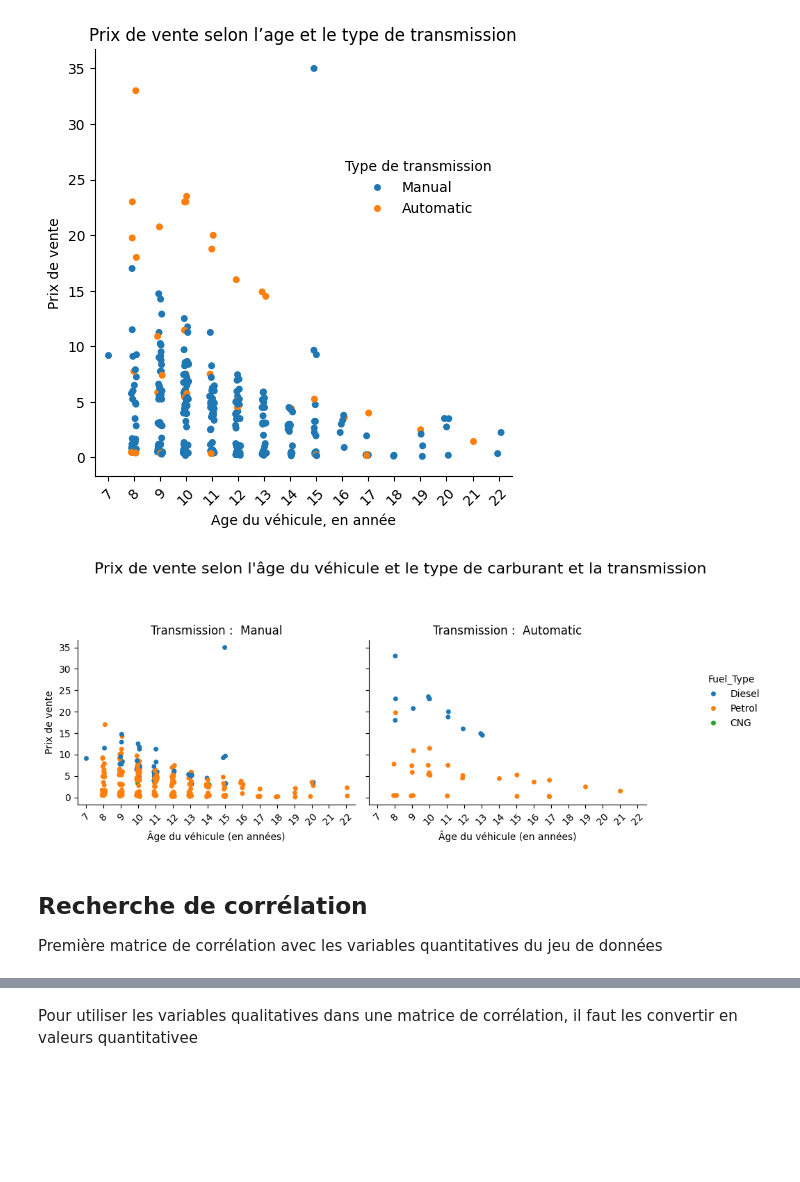
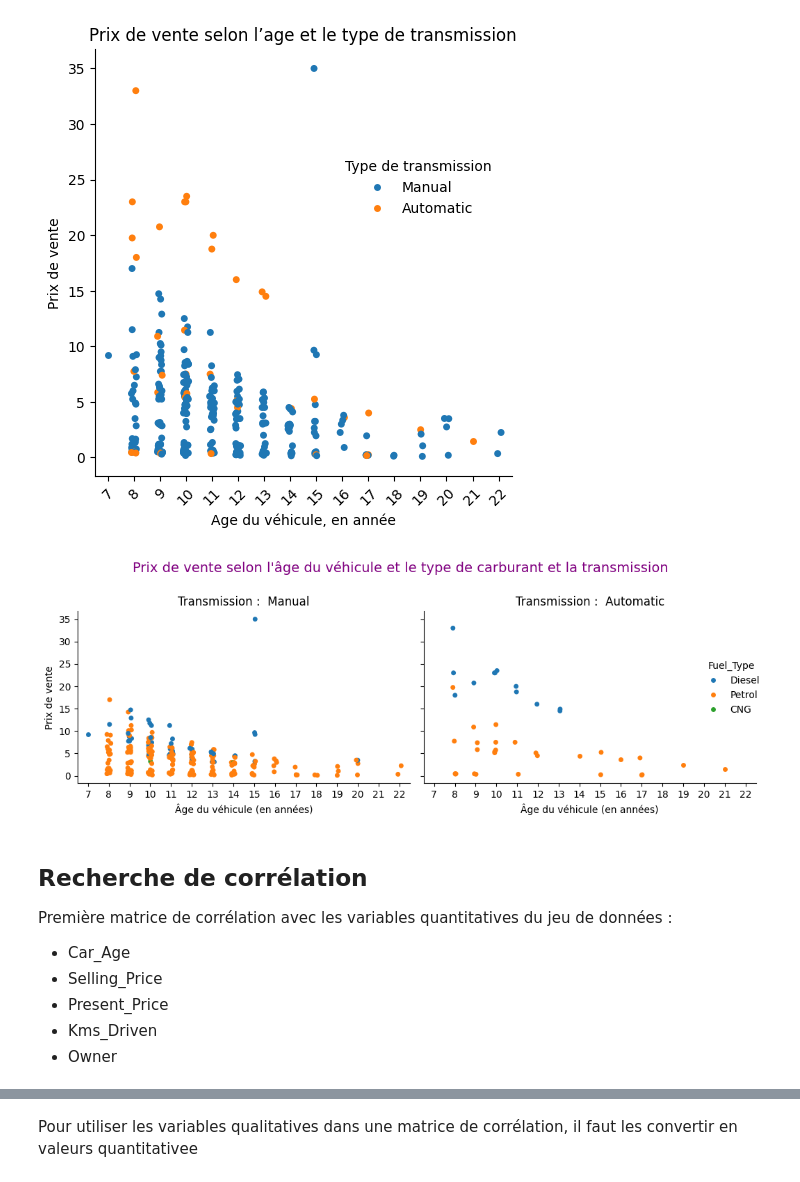
Before and after one commit to bruno-coulet/new-car, a Jupyter notebook: new-car.ipynb, the cells around one changed output, grey strips where cells are left out. Saved outputs shown, nothing was run; the diff lists cells and outputs as text; code cells hidden in the pictures; blank space fills up the shorter version.

```diff
--- a/new-car.ipynb
+++ b/new-car.ipynb
@@ -129,49 +131,46 @@ age_transmission_price
 <seaborn.axisgrid.FacetGrid at 0x...>
 [figure]
 # %%
-# Création du catplot
 age_fuel_transmission_price = sns.catplot(
     x="Car_Age",
     y="Selling_Price",
     hue="Fuel_Type",     # Une couleur par type de carburant
     col="Transmission",  # Une colonne par type de transmission
     data=df,
     kind="strip",  # Type de graphique
     height=4,  # Taille de chaque graphique
     aspect=1.2,  # Largeur du graphique
-    legend=True  # Supprimer les légendes automatiques
+    legend=True
 )
 
-# Ajouter un titre global à tous les graphiques
+# Titre global
 age_fuel_transmission_price.fig.suptitle(
     "Prix de vente selon l'âge du véhicule et le type de carburant et la transmission",
-    fontsize=16,
-    y=1.05
+    color="purple",
+    fontsize=14,
+    y=0.95
 )
 
 # Accéder aux axes dans le FacetGrid et ajuster les labels
 for ax in age_fuel_transmission_price.axes.flat:
-    # Obtenir les positions et les étiquettes actuelles
-    positions = ax.get_xticks()
-    labels = [item.get_text() for item in ax.get_xticklabels()]
-
-    # Définir à nouveau les positions et les étiquettes avec rotation
-    ax.set_xticks(positions)
-    ax.set_xticklabels(labels, rotation=45)
-
     # Modifier les labels des axes
     ax.set_xlabel("Âge du véhicule (en années)")
     ax.set_ylabel("Prix de vente")
 
     # Ajouter un sous-titre pour chaque graphique
     ax.set_title(f"Transmission : {ax.get_title().split('=')[-1]}", fontsize=12)
 
 # Ajuster l'espacement entre les graphiques pour éviter les chevauchements
-plt.tight_layout(rect=[0, 0, 0.85, 0.95])
+plt.tight_layout(rect=[0, 0, 1, 0.95])
 # %% [output]
-[figure, old version]
+[figure, new version]
 # %% [markdown]
 ## Recherche de corrélation
 
-Première matrice de corrélation avec les variables quantitatives du jeu de données
+Première matrice de corrélation avec les variables quantitatives du jeu de données :
+- Car_Age
+- Selling_Price
+- Present_Price
+- Kms_Driven
+- Owner
 # %%
```
Also changed, not shown: parts of 7 cells of this notebook, 2 other files.
